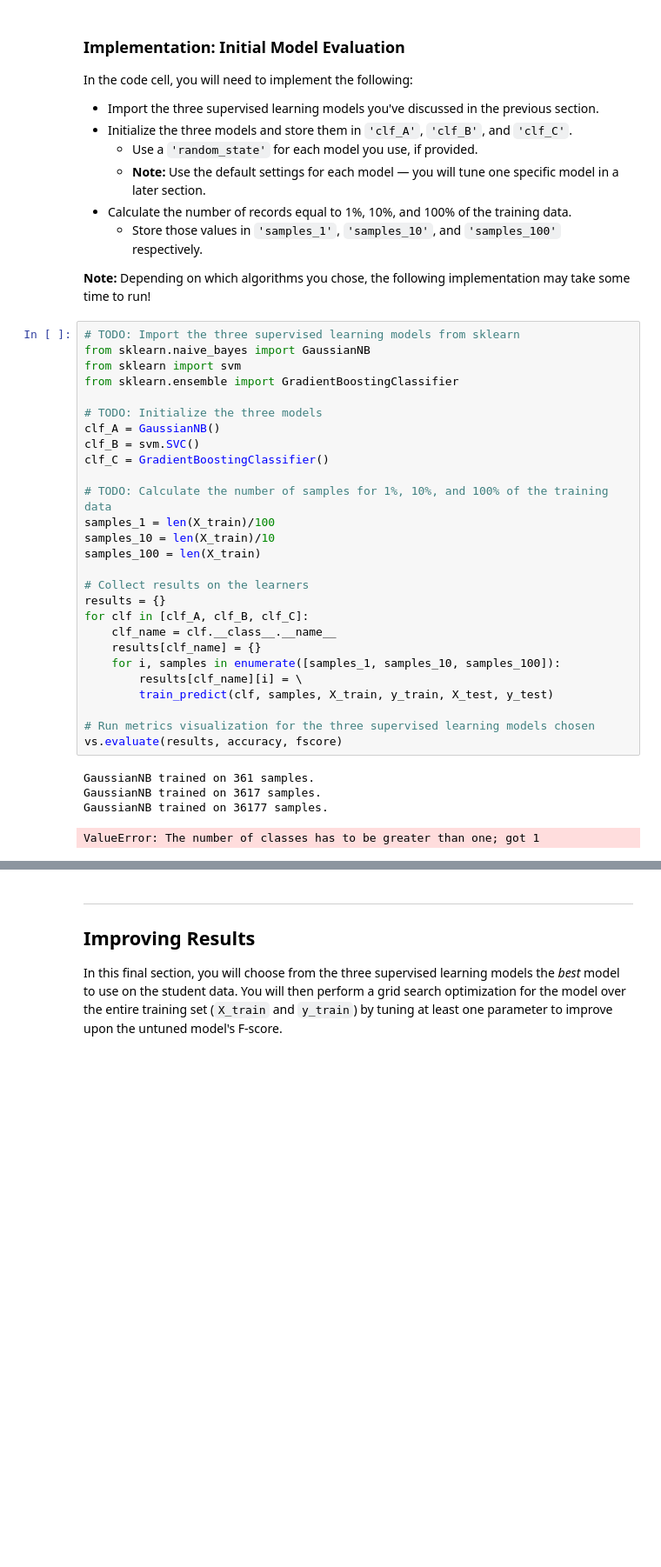
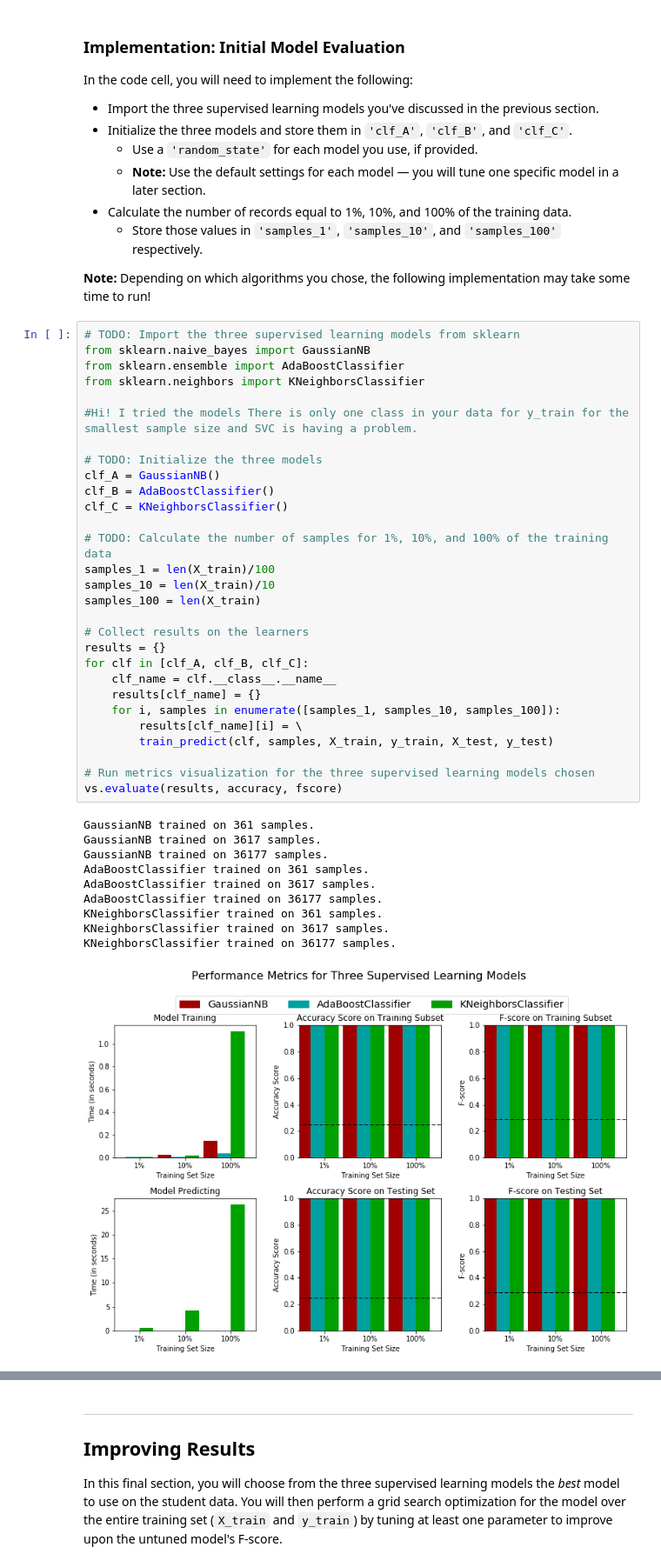
Before and after one commit to Chelimin/machine-learning, a Jupyter notebook: projects/finding_donors/finding_donors.ipynb, the cells around one changed output, grey strips where cells are left out. Shown at 87% size. Drawn from its saved outputs; the diff is of its cells as text; blank space fills up the shorter version.

Commit message:
got it to run by changing models

```diff
--- a/projects/finding_donors/finding_donors.ipynb
+++ b/projects/finding_donors/finding_donors.ipynb
@@ -353,32 +353,40 @@ In the code cell, you will need to implement the following:
 # %%
 # TODO: Import the three supervised learning models from sklearn
 from sklearn.naive_bayes import GaussianNB
-from sklearn import svm
-from sklearn.ensemble import GradientBoostingClassifier
+from sklearn.ensemble import AdaBoostClassifier
+from sklearn.neighbors import KNeighborsClassifier
+
+#Hi! I tried the models There is only one class in your data for y_train for the smallest sample size and SVC is having a problem.
 
 # TODO: Initialize the three models
 clf_A = GaussianNB()
-clf_B = svm.SVC()
-clf_C = GradientBoostingClassifier()
+clf_B = AdaBoostClassifier()
+clf_C = KNeighborsClassifier()
 
 # TODO: Calculate the number of samples for 1%, 10%, and 100% of the training data
 samples_1 = len(X_train)/100
 samples_10 = len(X_train)/10
 samples_100 = len(X_train)
 
 # Collect results on the learners
 results = {}
 for clf in [clf_A, clf_B, clf_C]:
     clf_name = clf.__class__.__name__
     results[clf_name] = {}
     for i, samples in enumerate([samples_1, samples_10, samples_100]):
         results[clf_name][i] = \
         train_predict(clf, samples, X_train, y_train, X_test, y_test)
 
 # Run metrics visualization for the three supervised learning models chosen
 vs.evaluate(results, accuracy, fscore)
 # %% [output]
 GaussianNB trained on 361 samples.
 GaussianNB trained on 3617 samples.
 GaussianNB trained on 36177 samples.
+AdaBoostClassifier trained on 361 samples.
+AdaBoostClassifier trained on 3617 samples.
+AdaBoostClassifier trained on 36177 samples.
+KNeighborsClassifier trained on 361 samples.
+KNeighborsClassifier trained on 3617 samples.
+KNeighborsClassifier trained on 36177 samples.
-ValueError: The number of classes has to be greater than one; got 1
+[figure, added]
```
Also changed, not shown: parts of 3 cells of this notebook.
